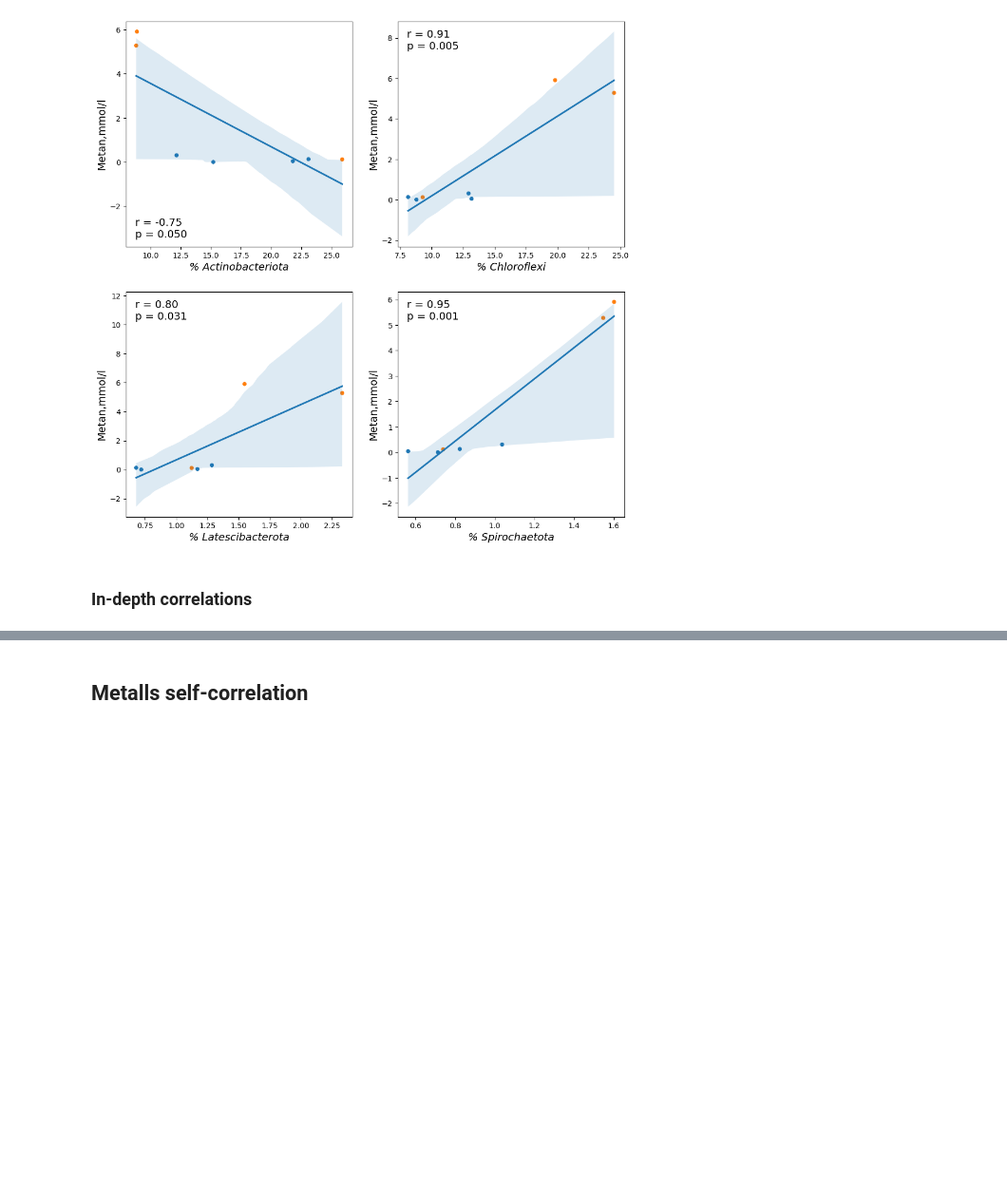
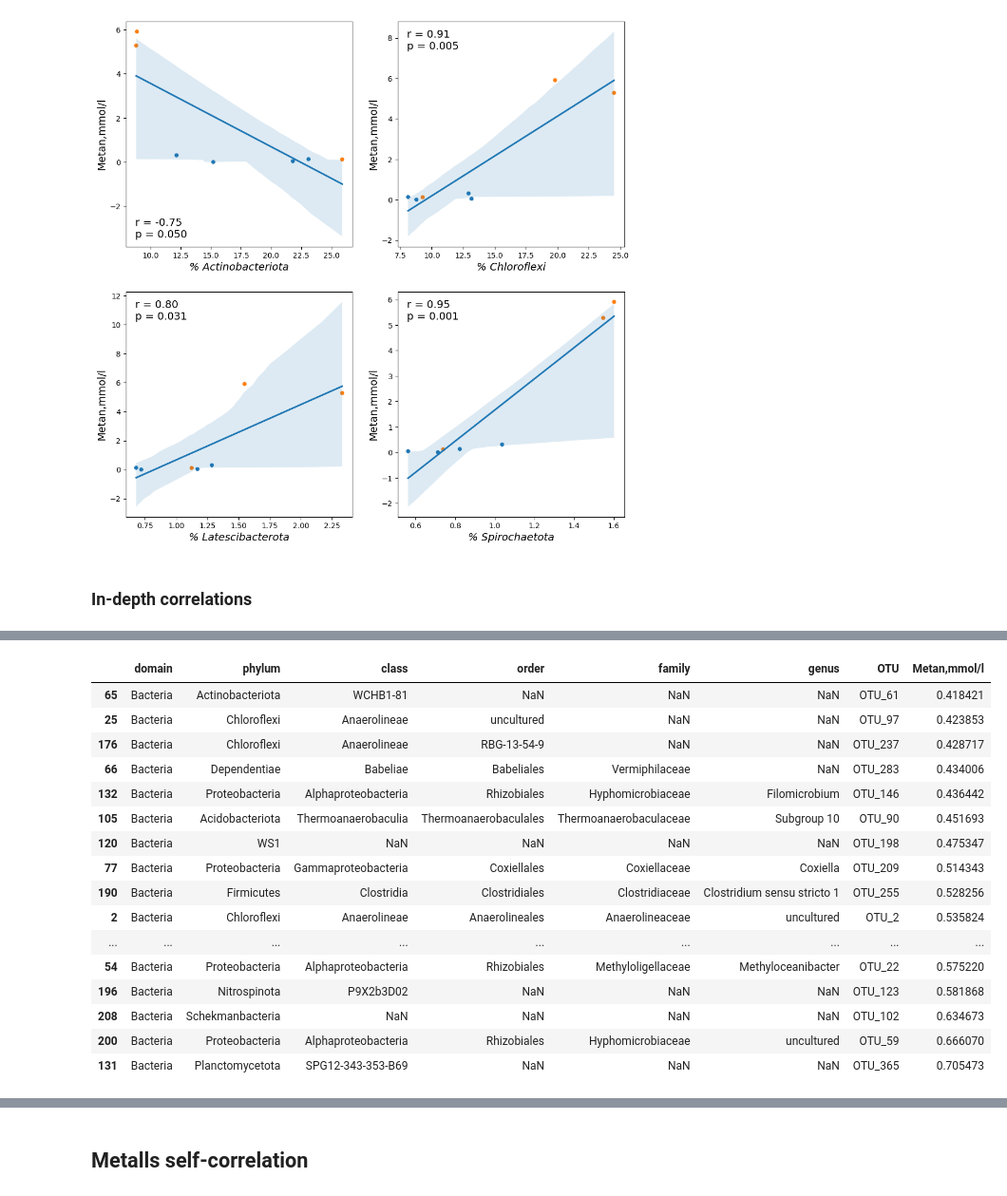
Before and after one commit to kpotoh/valerik, a Jupyter notebook: notebooks/diversity.ipynb, the cells around one changed output, grey strips where cells are left out. Shown at 95% size. Cells and saved outputs as stored; diff of their text form; code cells hidden in the pictures; blank space fills up the shorter version.

```diff
--- a/notebooks/diversity.ipynb
+++ b/notebooks/diversity.ipynb
@@ -549,0 +578,24 @@ plt.savefig("../figures/chem_corr.png")
+# %%
+comp_full.iloc[:, -8:].drop("sequence", axis=1)\
+    .merge(cor_df["Metan,mmol/l"].reset_index().rename(columns={"index": "OTU"}), on="OTU", how="right")\
+        .sort_values("Metan,mmol/l")\
+            .dropna(subset="Metan,mmol/l")\
+                .tail(20)
+# %% [output]
+|  | domain | phylum | class | order | family | genus | OTU | Metan,mmol/l |
+| 65 | Bacteria | Actinobacteriota | WCHB1-81 | NaN | NaN | NaN | OTU_61 | 0.418421 |
+| 25 | Bacteria | Chloroflexi | Anaerolineae | uncultured | NaN | NaN | OTU_97 | 0.423853 |
+| 176 | Bacteria | Chloroflexi | Anaerolineae | RBG-13-54-9 | NaN | NaN | OTU_237 | 0.428717 |
+| 66 | Bacteria | Dependentiae | Babeliae | Babeliales | Vermiphilaceae | NaN | OTU_283 | 0.434006 |
+| 132 | Bacteria | Proteobacteria | Alphaproteobacteria | Rhizobiales | Hyphomicrobiaceae | Filomicrobium | OTU_146 | 0.436442 |
+| 105 | Bacteria | Acidobacteriota | Thermoanaerobaculia | Thermoanaerobaculales | Thermoanaerobaculaceae | Subgroup 10 | OTU_90 | 0.451693 |
+| 120 | Bacteria | WS1 | NaN | NaN | NaN | NaN | OTU_198 | 0.475347 |
+| 77 | Bacteria | Proteobacteria | Gammaproteobacteria | Coxiellales | Coxiellaceae | Coxiella | OTU_209 | 0.514343 |
+| 190 | Bacteria | Firmicutes | Clostridia | Clostridiales | Clostridiaceae | Clostridium sensu stricto 1 | OTU_255 | 0.528256 |
+| 2 | Bacteria | Chloroflexi | Anaerolineae | Anaerolineales | Anaerolineaceae | uncultured | OTU_2 | 0.535824 |
+| ... | ... | ... | ... | ... | ... | ... | ... | ... |
+| 54 | Bacteria | Proteobacteria | Alphaproteobacteria | Rhizobiales | Methyloligellaceae | Methyloceanibacter | OTU_22 | 0.575220 |
+| 196 | Bacteria | Nitrospinota | P9X2b3D02 | NaN | NaN | NaN | OTU_123 | 0.581868 |
+| 208 | Bacteria | Schekmanbacteria | NaN | NaN | NaN | NaN | OTU_102 | 0.634673 |
+| 200 | Bacteria | Proteobacteria | Alphaproteobacteria | Rhizobiales | Hyphomicrobiaceae | uncultured | OTU_59 | 0.666070 |
+| 131 | Bacteria | Planctomycetota | SPG12-343-353-B69 | NaN | NaN | NaN | OTU_365 | 0.705473 |
```
Also changed, not shown: parts of 12 cells of this notebook, 14 other files.
